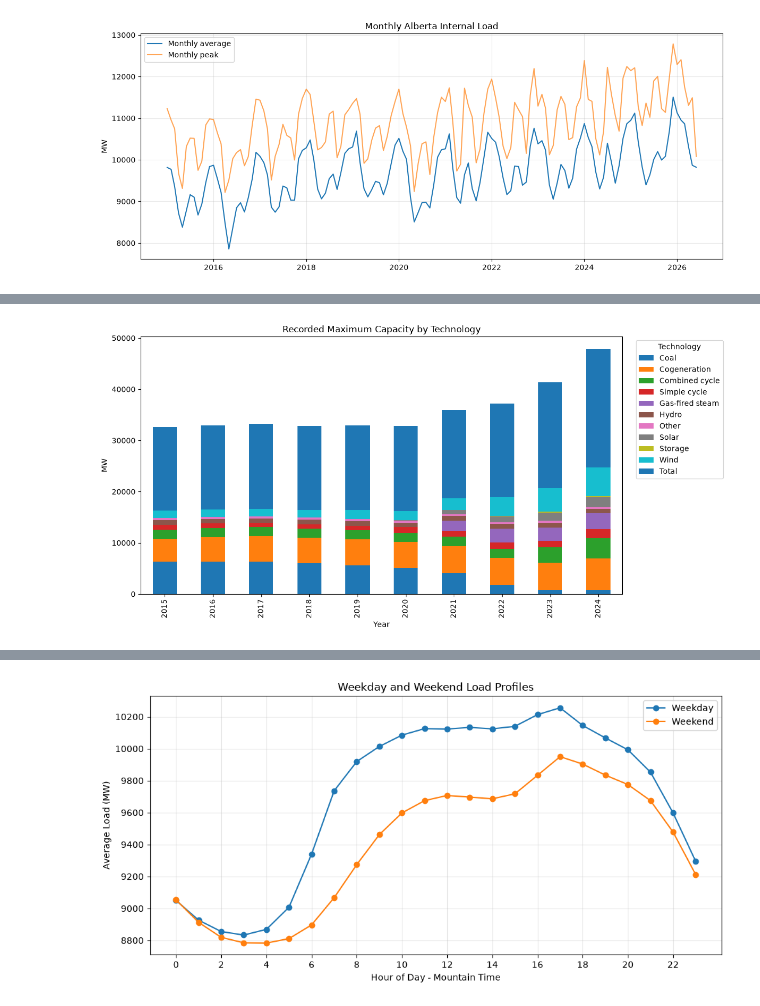
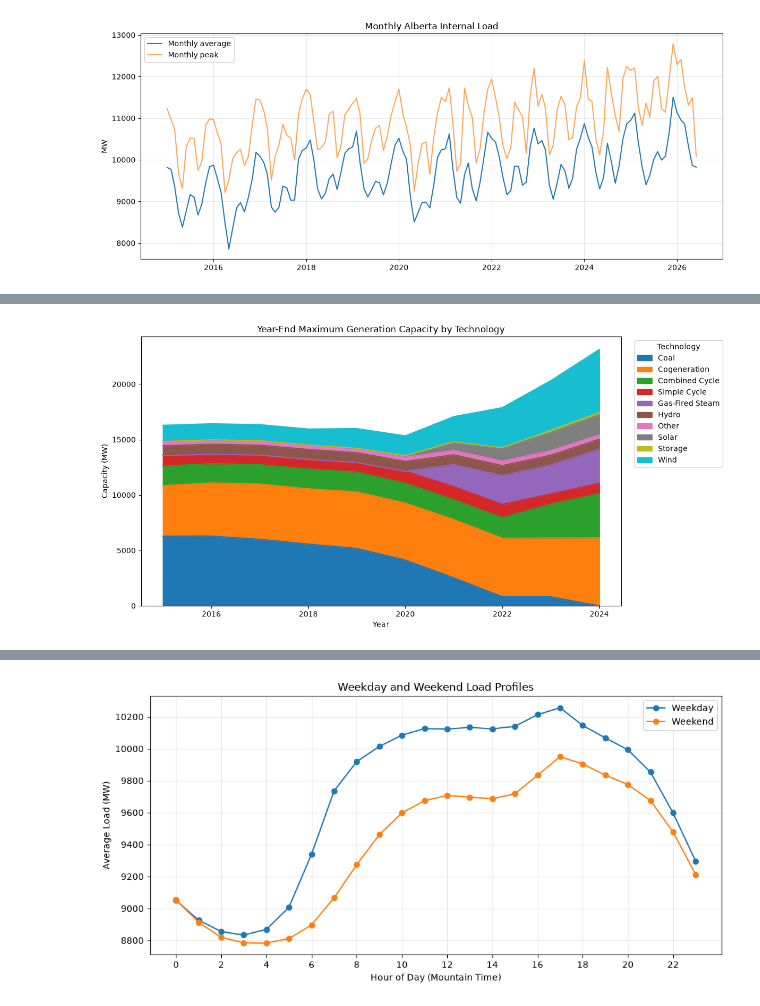
Before and after one commit to bhasein/alberta_power_markets_project, a Jupyter notebook: notebooks/01_Understanding_the_Alberta_Electricity_Market.ipynb, the cells around one changed output, grey strips where cells are left out. Drawn from its saved outputs; the diff is of its cells as text; code cells hidden in the pictures.

```diff
--- a/notebooks/01_Understanding_the_Alberta_Electricity_Market.ipynb
+++ b/notebooks/01_Understanding_the_Alberta_Electricity_Market.ipynb
@@ -735,11 +826,3 @@ GENERATION_COLUMNS = {
     "Storage": "storage_system_generation",
     "Wind": "wind_system_generation",
 }
-# %%
-invalid_generation_columns = {
-    fuel: column
-    for fuel, column in GENERATION_COLUMNS.items()
-    if column not in generation.columns
-}
-
-print("Invalid generation mappings:", invalid_generation_columns)
@@ -894,8 +931,0 @@ CAPACITY_COLUMNS = {
-# %%
-invalid_capacity_columns = {
-    fuel: column
-    for fuel, column in CAPACITY_COLUMNS.items()
-    if column not in master.columns
-}
-
-print("Invalid capacity mappings:", invalid_capacity_columns)
@@ -924,22 +977,28 @@ annual_capacity_mw.round(1)
 # %%
-fig, ax = plt.subplots(figsize = (12, 6))
+# ---------------------------------------------------------------------
+# Visualize changes in maximum generation capacity
+# ---------------------------------------------------------------------
 
-annual_capacity_mw.plot(
-    kind = 'bar',
-    stacked = True,
-    ax = ax
+technology_columns = list(CAPACITY_COLUMNS.keys())
+
+fig, ax = plt.subplots(figsize=(12, 6))
+
+annual_capacity_mw[technology_columns].plot(
+    kind="area",
+    stacked=True,
+    ax=ax,
 )
 
-ax.set_title('Recorded Maximum Capacity by Technology')
-ax.set_xlabel('Year')
-ax.set_ylabel('MW')
+ax.set_title("Year-End Maximum Generation Capacity by Technology")
+ax.set_xlabel("Year")
+ax.set_ylabel("Capacity (MW)")
 ax.legend(
-    title = 'Technology',
-    bbox_to_anchor = (1.02, 1),
-    loc = 'upper left'
+    title="Technology",
+    bbox_to_anchor=(1.02, 1),
+    loc="upper left",
 )
 
 plt.tight_layout()
 plt.show()
 # %% [output]
-[figure, old version]
+[figure, new version]
```
Also changed, not shown: parts of 93 cells of this notebook.
